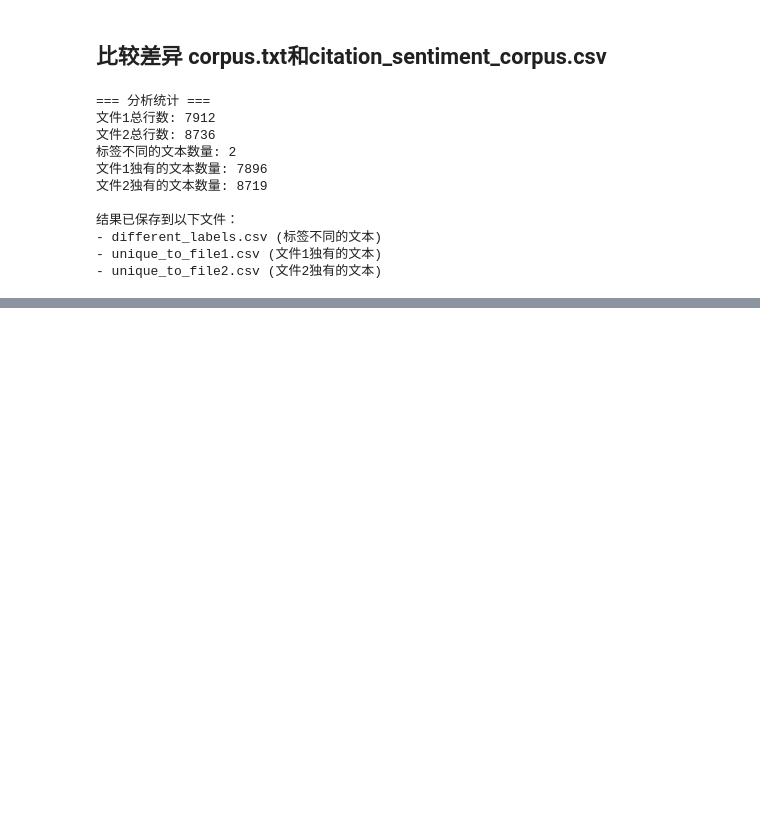
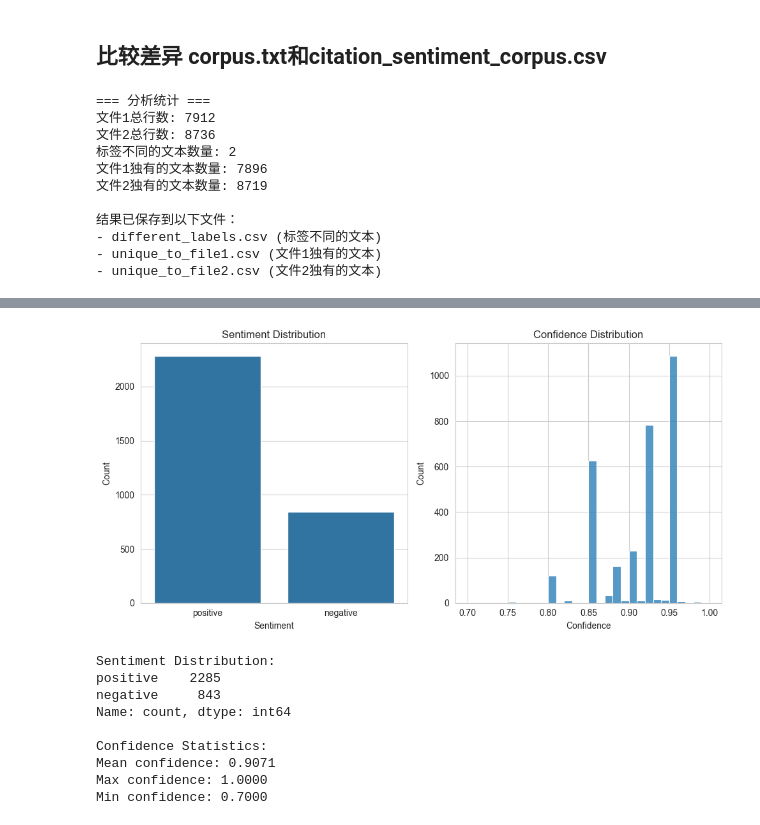
Before and after one commit to goghvan1113/TDCSA, a Jupyter notebook: data/visualize.ipynb, the cells around one changed output, grey strips where cells are left out. Cells and saved outputs as stored; diff of their text form; code cells hidden in the pictures; blank space fills up the shorter version.

```diff
--- a/data/visualize.ipynb
+++ b/data/visualize.ipynb
@@ -663,0 +699,52 @@ TypeError: 'value' must be an instance of str or bytes, not a None
+# %%
+import json
+import matplotlib.pyplot as plt
+import seaborn as sns
+import pandas as pd
+
+
+sentiments = []
+confidences = []
+for sample in pos_neg_samples:
+    for quad in sample['quads']:
+        sentiments.append(quad[3])
+        confidences.append(quad[4])
+
+
+# 创建情感分布图
+plt.figure(figsize=(10, 5))
+plt.subplot(1, 2, 1)
+sentiment_counts = pd.Series(sentiments).value_counts()
+sns.barplot(x=sentiment_counts.index, y=sentiment_counts.values)
+plt.title('Sentiment Distribution')
+plt.xlabel('Sentiment')
+plt.ylabel('Count')
+
+# 创建置信度分布图
+plt.subplot(1, 2, 2)
+sns.histplot(confidences, bins=30)
+plt.title('Confidence Distribution')
+plt.xlabel('Confidence')
+plt.ylabel('Count')
+
+plt.tight_layout()
+plt.show()
+
+# 打印一些基本统计信息
+print("\nSentiment Distribution:")
+print(sentiment_counts)
+print("\nConfidence Statistics:")
+print(f"Mean confidence: {sum(confidences)/len(confidences):.4f}")
+print(f"Max confidence: {max(confidences):.4f}")
+print(f"Min confidence: {min(confidences):.4f}")
+# %% [output]
+[figure, added]
+Sentiment Distribution:
+positive    2285
+negative     843
+Name: count, dtype: int64
+
+Confidence Statistics:
+Mean confidence: 0.9071
+Max confidence: 1.0000
+Min confidence: 0.7000
```
Also changed, not shown: parts of 7 cells of this notebook, 25 other files.
